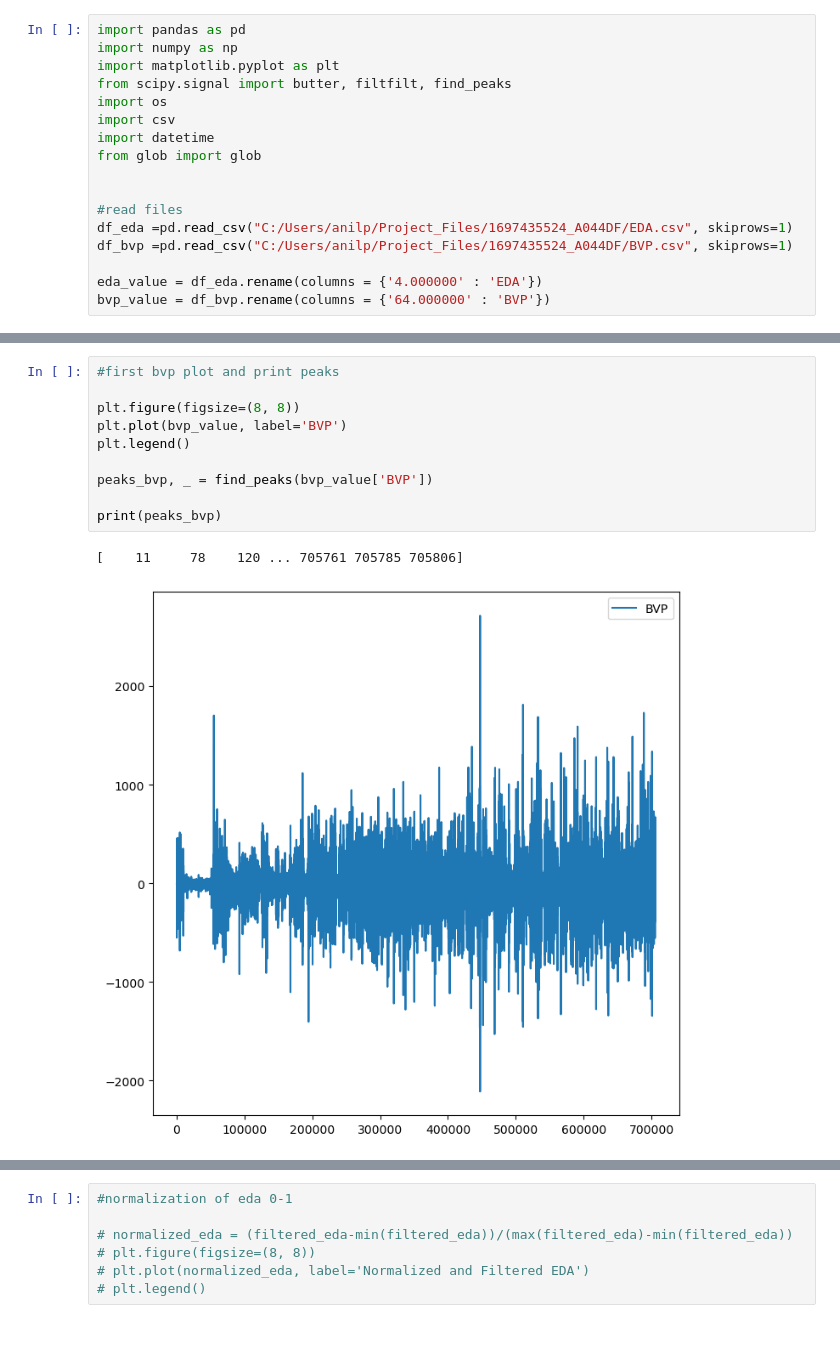
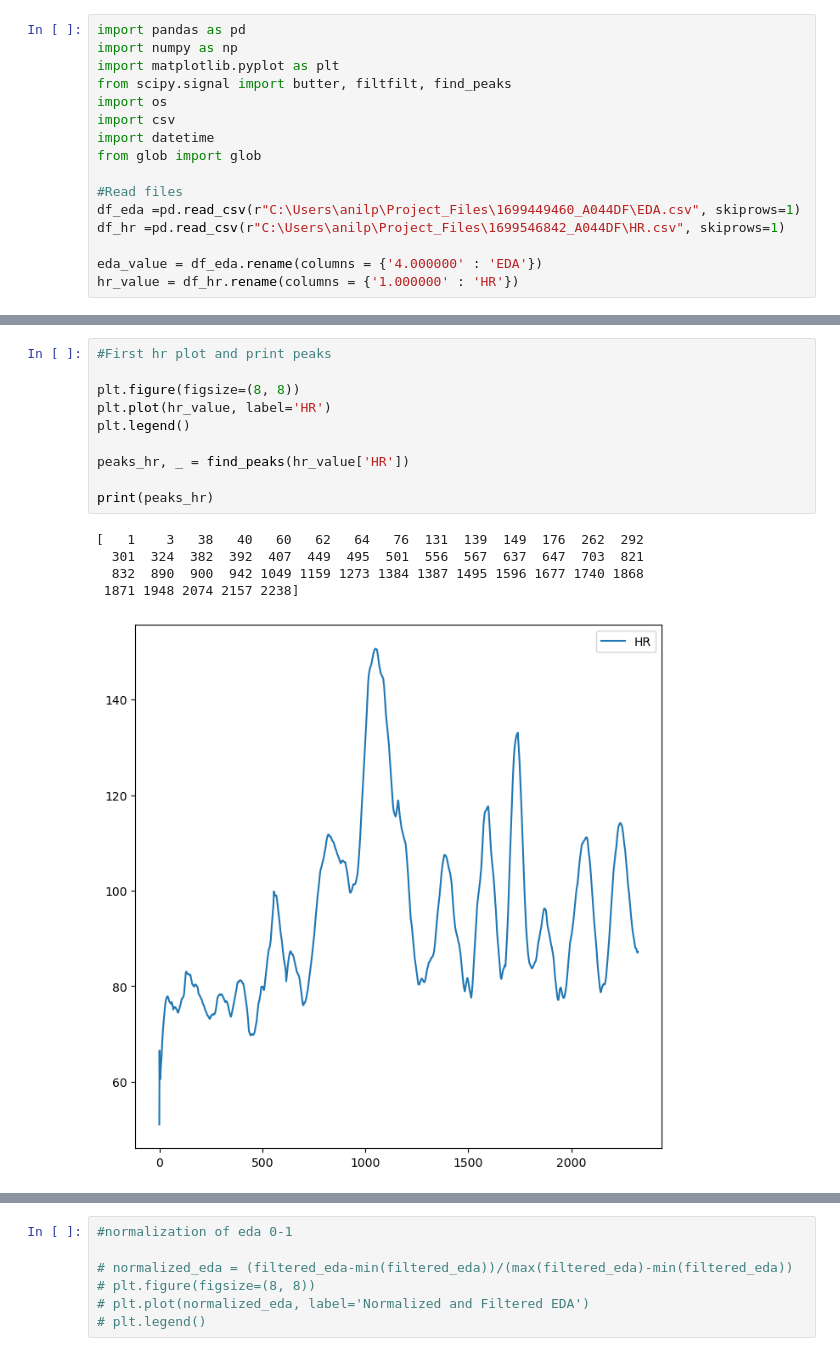
Before and after one commit to anilcosar123/Challenge1, a Jupyter notebook: analyzing data.ipynb, the cells around one changed output, grey strips where cells are left out. Cells and saved outputs as stored; diff of their text form.

```diff
--- a/analyzing data.ipynb
+++ b/analyzing data.ipynb
@@ -8,11 +8,10 @@ import csv
 import datetime
 from glob import glob
 
-
-#read files
-df_eda =pd.read_csv("C:/Users/anilp/Project_Files/1697435524_A044DF/EDA.csv", skiprows=1)
-df_bvp =pd.read_csv("C:/Users/anilp/Project_Files/1697435524_A044DF/BVP.csv", skiprows=1)
+#Read files
+df_eda =pd.read_csv(r"C:\Users\anilp\Project_Files\1699449460_A044DF\EDA.csv", skiprows=1)
+df_hr =pd.read_csv(r"C:\Users\anilp\Project_Files\1699546842_A044DF\HR.csv", skiprows=1)
 
 eda_value = df_eda.rename(columns = {'4.000000' : 'EDA'})
-bvp_value = df_bvp.rename(columns = {'64.000000' : 'BVP'})
+hr_value = df_hr.rename(columns = {'1.000000' : 'HR'})
 # %%
@@ -30,14 +29,17 @@ print(peaks_eda)
 # %%
-#first bvp plot and print peaks
+#First hr plot and print peaks
 
 plt.figure(figsize=(8, 8))
-plt.plot(bvp_value, label='BVP')
+plt.plot(hr_value, label='HR')
 plt.legend()
 
-peaks_bvp, _ = find_peaks(bvp_value['BVP'])
+peaks_hr, _ = find_peaks(hr_value['HR'])
 
-print(peaks_bvp)
+print(peaks_hr)
 # %% [output]
-[    11     78    120 ... 705761 705785 705806]
+[   1    3   38   40   60   62   64   76  131  139  149  176  262  292
+  301  324  382  392  407  449  495  501  556  567  637  647  703  821
+  832  890  900  942 1049 1159 1273 1384 1387 1495 1596 1677 1740 1868
+ 1871 1948 2074 2157 2238]
-[figure, old version]
+[figure, new version]
 # %%
```
Also changed, not shown: parts of 9 cells of this notebook, 1 other file.
